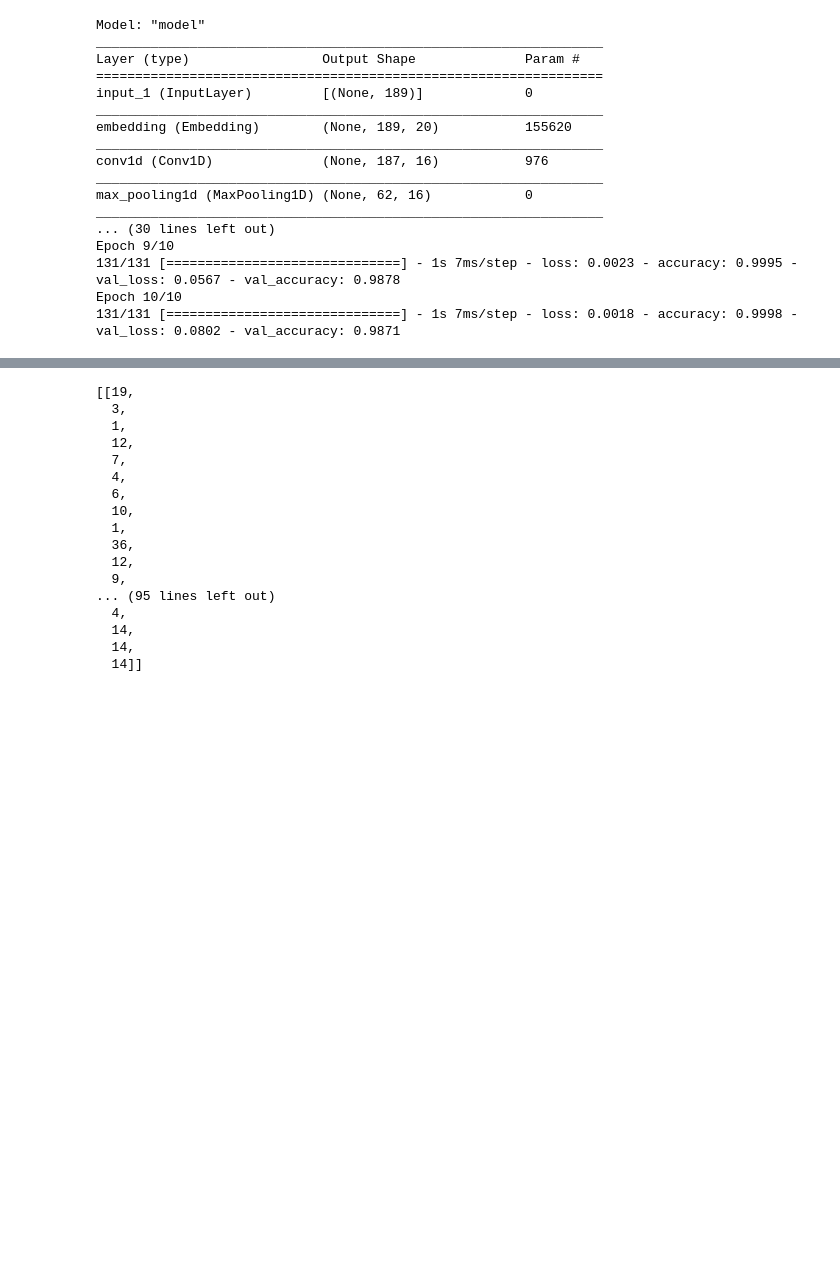
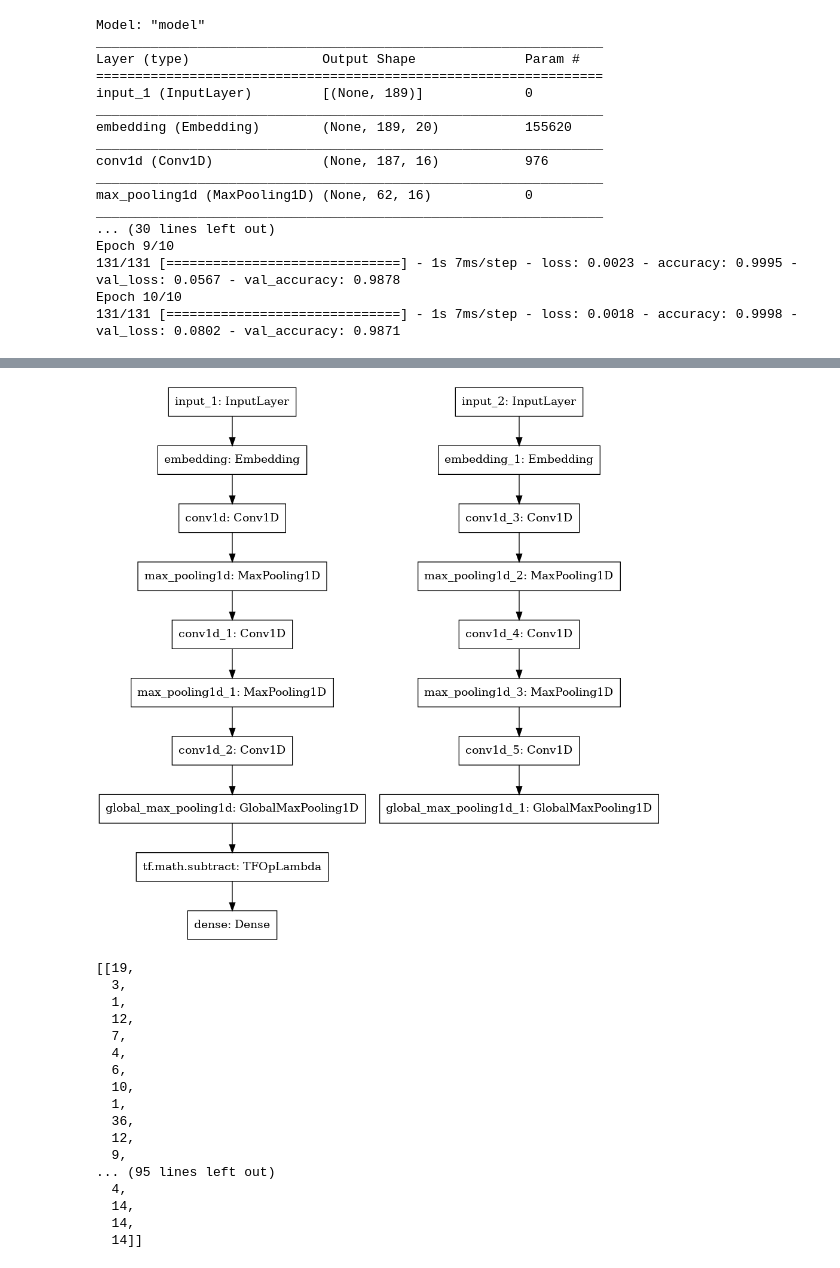
Before and after one commit to abhijitshingote/nlp, a Jupyter notebook: CharEmbedding.ipynb, the cells around one changed output, grey strips where cells are left out. Saved outputs shown, nothing was run; the diff lists cells and outputs as text; code cells hidden in the pictures; blank space fills up the shorter version.

Commit message:
added model visual

```diff
--- a/CharEmbedding.ipynb
+++ b/CharEmbedding.ipynb
@@ -62,6 +62,7 @@ Epoch 9/10
 Epoch 10/10
 131/131 [==============================] - 1s 7ms/step - loss: 0.0018 - accuracy: 0.9998 - val_loss: 0.0802 - val_accuracy: 0.9871
 # %%
+df=pd.read_csv('spam.csv',error_bad_lines=False,encoding= 'Windows-1252')
 text=list(df['v2'].values)
 
 def get_augmented_text(text):
@@ -127,5 +128,5 @@ output=tf.keras.layers.Dense(1,activation='sigmoid')(difference)
 mymodel=tf.keras.Model(inputs=[inputlayer1,inputlayer2],outputs=output)
 
 mymodel.compile(loss='binary_crossentropy',metrics=[tf.keras.metrics.AUC(),'accuracy'])
-r = mymodel.fit([X1,X2], np.array(y), epochs=10,validation_split=0.2)
+r = mymodel.fit([X1,X2], np.array(y), epochs=1,validation_split=0.2)
 # %% [output]
@@ -152,3 +134,7 @@ Epoch 10/10
+# %%
+tf.keras.utils.plot_model(mymodel)
+# %% [output]
+[figure, added]
 # %%
 predictme=text[0]
 # %%
```
Also changed, not shown: parts of 1 cell of this notebook, 2 other files.
